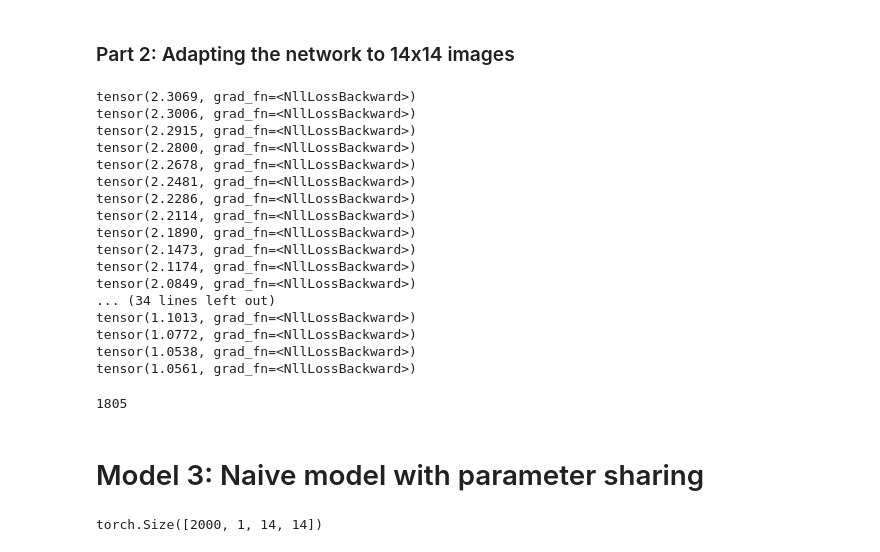
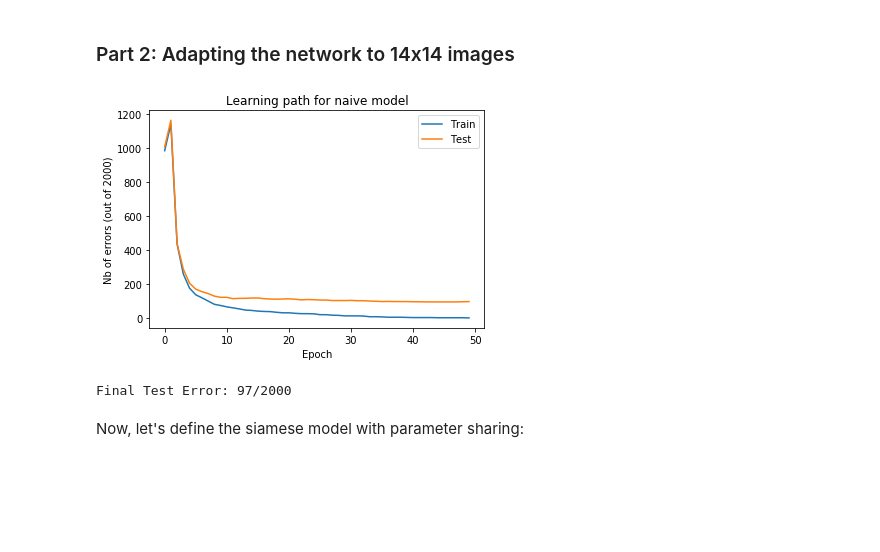
Before and after one commit to yvesrychener/Deep_Learning_Mnist, a Jupyter notebook: Yves.ipynb, the cells around one changed output. Saved outputs shown, nothing was run; the diff lists cells and outputs as text; code cells hidden in the pictures; blank space fills up the shorter version.

```diff
--- a/Yves.ipynb
+++ b/Yves.ipynb
@@ -168,10 +151,10 @@ compute_nb_errors(model, test_input, test_target, 100)
 # %%
 # fist, create the training and testing dataset
 train_target_14px = torch.cat((train_Class[:,0], train_Class[:,1]))
-train_input_14px = torch.cat((train_X[:,0,:,:].resize_(1000,1,14,14), train_X[:,1,:,:].resize_(1000,1,14,14)))
+train_input_14px = torch.cat((train_X[:,0,:,:].resize(1000,1,14,14), train_X[:,1,:,:].resize(1000,1,14,14)))
 
 test_target_14px = torch.cat((test_Class[:,0], test_Class[:,1]))
-test_input_14px = torch.cat((test_X[:,0,:,:].resize_(1000,1,14,14), test_X[:,1,:,:].resize_(1000,1,14,14)))
+test_input_14px = torch.cat((test_X[:,0,:,:].resize(1000,1,14,14), test_X[:,1,:,:].resize(1000,1,14,14)))
 
 train_input_14px, train_target_14px = Variable(train_input_14px), Variable(train_target_14px)
 # %%
@@ -191,30 +174,20 @@ class Net_14px(nn.Module):
         return x
 # %%
 model_14px = Net_14px()
-model_14px = train_model(model_14px, nn.CrossEntropyLoss(), optim.Adam(model_14px.parameters()), 50, 100, \
-                         train_input_14px, train_target_14px, verbose=True)
+model_14px, train_path, test_path = train_model_path(model_14px, nn.CrossEntropyLoss(), optim.SGD(model_14px.parameters(), lr=1e-1), 50, 100, \
+                         train_input_14px, train_target_14px, test_input_14px, test_target_14px, verbose=True)
-# %% [output]
-tensor(2.3069, grad_fn=<NllLossBackward>)
-tensor(2.3006, grad_fn=<NllLossBackward>)
-tensor(2.2915, grad_fn=<NllLossBackward>)
-tensor(2.2800, grad_fn=<NllLossBackward>)
-tensor(2.2678, grad_fn=<NllLossBackward>)
-tensor(2.2481, grad_fn=<NllLossBackward>)
-tensor(2.2286, grad_fn=<NllLossBackward>)
-tensor(2.2114, grad_fn=<NllLossBackward>)
-tensor(2.1890, grad_fn=<NllLossBackward>)
-tensor(2.1473, grad_fn=<NllLossBackward>)
-tensor(2.1174, grad_fn=<NllLossBackward>)
-tensor(2.0849, grad_fn=<NllLossBackward>)
-... (34 lines left out)
-tensor(1.1013, grad_fn=<NllLossBackward>)
-tensor(1.0772, grad_fn=<NllLossBackward>)
-tensor(1.0538, grad_fn=<NllLossBackward>)
-tensor(1.0561, grad_fn=<NllLossBackward>)
-# %%
-compute_nb_errors(model_14px, test_input_14px, test_target_14px, 100)
-# %% [output]
-1805
-# %% [markdown]
-# Model 3: Naive model with parameter sharing
+# %%
+plt.plot(train_path, label = 'Train')
+plt.plot(test_path, label = 'Test')
+plt.title('Learning path for naive model')
+plt.xlabel('Epoch')
+plt.ylabel('Nb of errors (out of 2000)')
+plt.legend()
+plt.show()
+print('Final Test Error: {}/2000'.format(compute_nb_errors(model_14px, test_input_14px, test_target_14px, 100)))
+# %% [output]
+[figure, added]
+Final Test Error: 97/2000
+# %% [markdown]
+Now, let's define the siamese model with parameter sharing:
 # %%
@@ -237,5 +212 @@ class convNet_v2(nn.Module):
         return x
-# %%
-test_input_14px.size()
-# %% [output]
-torch.Size([2000, 1, 14, 14])
```
Also changed, not shown: parts of 15 cells of this notebook, 1 other file.
